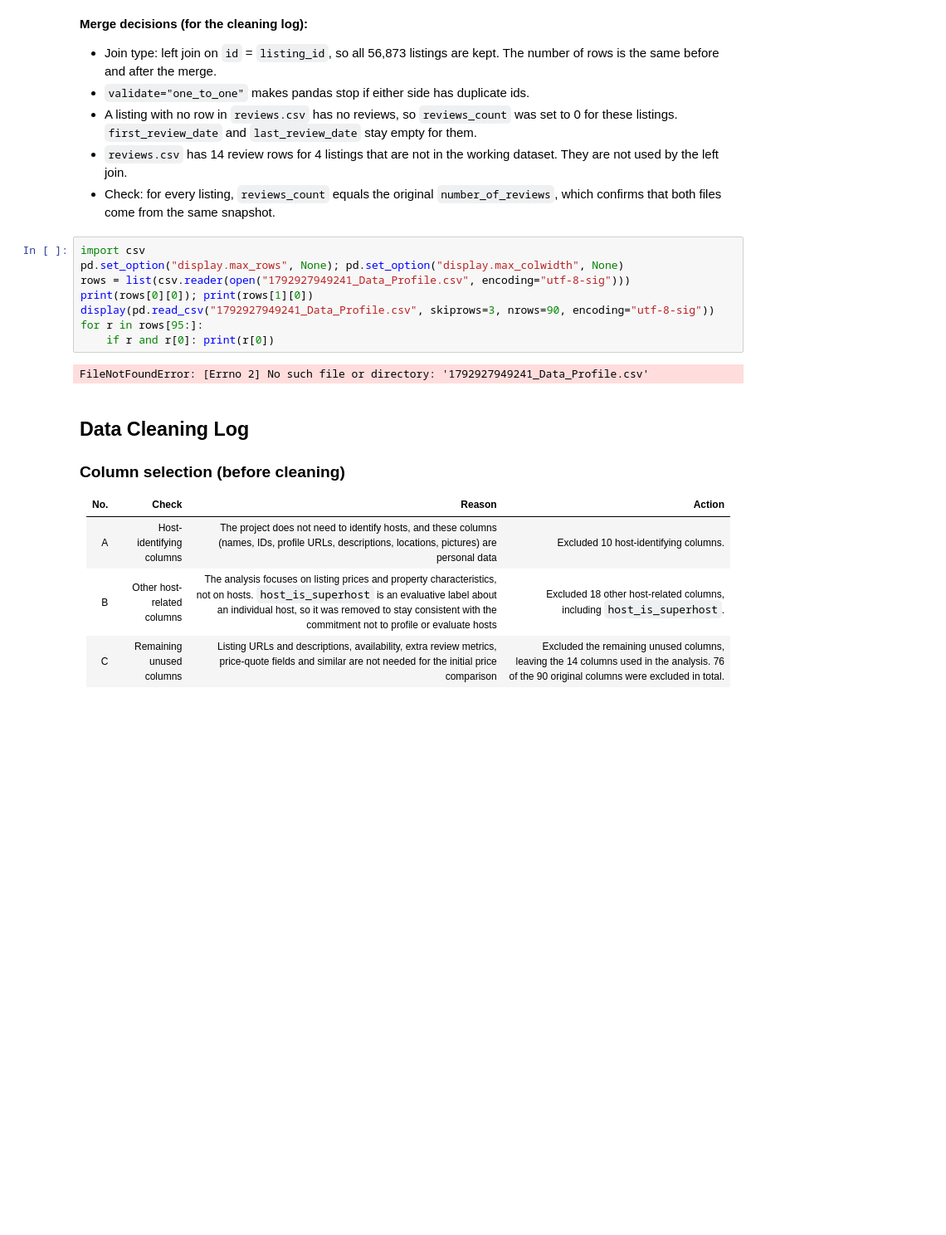
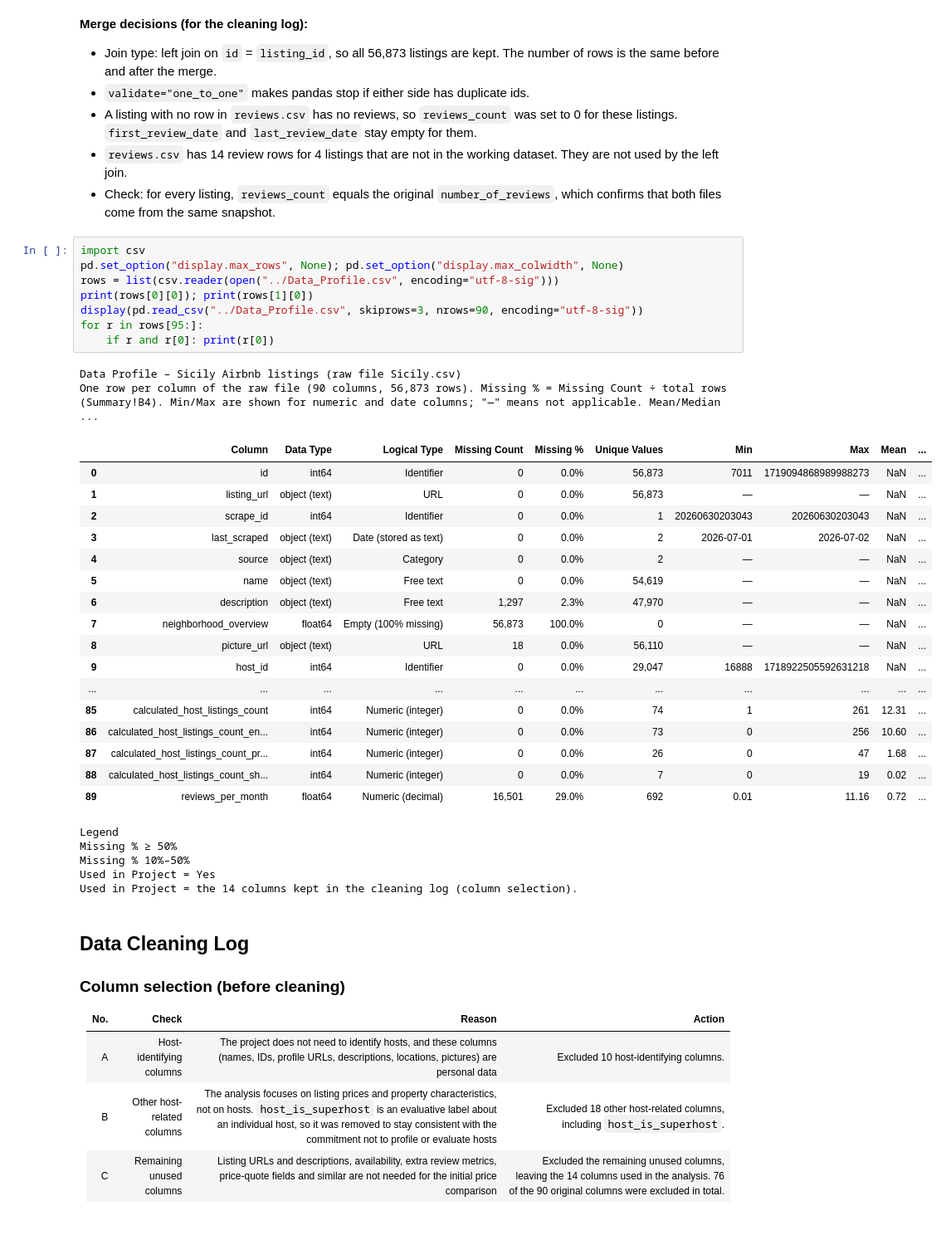
Before and after one commit to nhuynguyenngoc155-cmd/it135iu-group06-airbnb-sicily, a Jupyter notebook: notebooks/D2_Topic06_Triet_Doanh_Tan_Phuong_Nguyen_Thien.ipynb, the cells around one changed output. Shown at 83% size. Cells and saved outputs as stored; diff of their text form; blank space fills up the shorter version.

```diff
--- a/notebooks/D2_Topic06_Triet_Doanh_Tan_Phuong_Nguyen_Thien.ipynb
+++ b/notebooks/D2_Topic06_Triet_Doanh_Tan_Phuong_Nguyen_Thien.ipynb
@@ -111,13 +106,36 @@ Listings where reviews_count differs from number_of_reviews: 0
 # %%
 import csv
 pd.set_option("display.max_rows", None); pd.set_option("display.max_colwidth", None)
-rows = list(csv.reader(open("1792927949241_Data_Profile.csv", encoding="utf-8-sig")))
+rows = list(csv.reader(open("../Data_Profile.csv", encoding="utf-8-sig")))
 print(rows[0][0]); print(rows[1][0])
-display(pd.read_csv("1792927949241_Data_Profile.csv", skiprows=3, nrows=90, encoding="utf-8-sig"))
+display(pd.read_csv("../Data_Profile.csv", skiprows=3, nrows=90, encoding="utf-8-sig"))
 for r in rows[95:]:
     if r and r[0]: print(r[0])
 # %% [output]
-FileNotFoundError: [Errno 2] No such file or directory: '1792927949241_Data_Profile.csv'
+Data Profile – Sicily Airbnb listings (raw file Sicily.csv)
+One row per column of the raw file (90 columns, 56,873 rows). Missing % = Missing Count ÷ total rows (Summary!B4). Min/Max are shown for numeric and date columns; "—" means not applicable. Mean/Median ...
+|  | Column | Data Type | Logical Type | Missing Count | Missing % | Unique Values | Min | Max | Mean | ... |
+| 0 | id | int64 | Identifier | 0 | 0.0% | 56,873 | 7011 | 1719094868989988273 | NaN | ... |
+| 1 | listing_url | object (text) | URL | 0 | 0.0% | 56,873 | — | — | NaN | ... |
+| 2 | scrape_id | int64 | Identifier | 0 | 0.0% | 1 | 20260630203043 | 20260630203043 | NaN | ... |
+| 3 | last_scraped | object (text) | Date (stored as text) | 0 | 0.0% | 2 | 2026-07-01 | 2026-07-02 | NaN | ... |
+| 4 | source | object (text) | Category | 0 | 0.0% | 2 | — | — | NaN | ... |
+| 5 | name | object (text) | Free text | 0 | 0.0% | 54,619 | — | — | NaN | ... |
+| 6 | description | object (text) | Free text | 1,297 | 2.3% | 47,970 | — | — | NaN | ... |
+| 7 | neighborhood_overview | float64 | Empty (100% missing) | 56,873 | 100.0% | 0 | — | — | NaN | ... |
+| 8 | picture_url | object (text) | URL | 18 | 0.0% | 56,110 | — | — | NaN | ... |
+| 9 | host_id | int64 | Identifier | 0 | 0.0% | 29,047 | 16888 | 1718922505592631218 | NaN | ... |
+| ... | ... | ... | ... | ... | ... | ... | ... | ... | ... | ... |
+| 85 | calculated_host_listings_count | int64 | Numeric (integer) | 0 | 0.0% | 74 | 1 | 261 | 12.31 | ... |
+| 86 | calculated_host_listings_count_en... | int64 | Numeric (integer) | 0 | 0.0% | 73 | 0 | 256 | 10.60 | ... |
+| 87 | calculated_host_listings_count_pr... | int64 | Numeric (integer) | 0 | 0.0% | 26 | 0 | 47 | 1.68 | ... |
+| 88 | calculated_host_listings_count_sh... | int64 | Numeric (integer) | 0 | 0.0% | 7 | 0 | 19 | 0.02 | ... |
+| 89 | reviews_per_month | float64 | Numeric (decimal) | 16,501 | 29.0% | 692 | 0.01 | 11.16 | 0.72 | ... |
+Legend
+Missing % ≥ 50%
+Missing % 10%–50%
+Used in Project = Yes
+Used in Project = the 14 columns kept in the cleaning log (column selection).
 # %% [markdown]
 ## Data Cleaning Log
 
```
Also changed, not shown: parts of 3 cells of this notebook.
